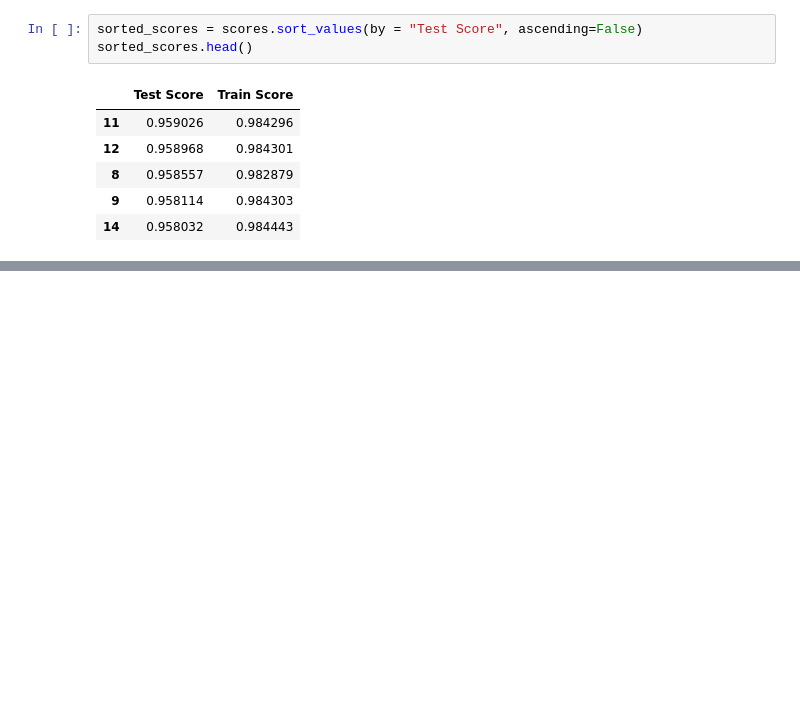
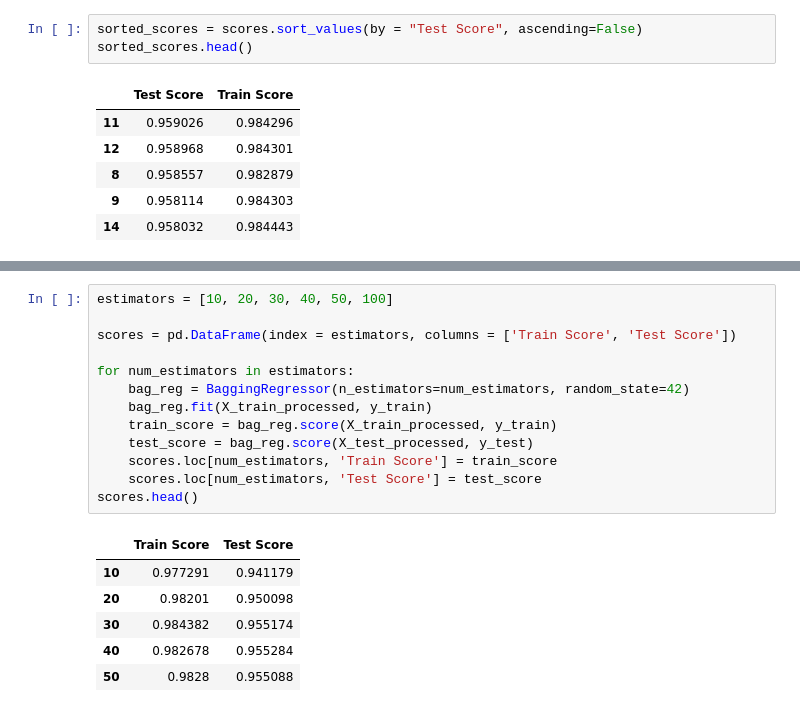
Before and after one commit to nathandhawale/Car-Price-Prediction, a Jupyter notebook: carprice.ipynb, the cells around one changed output, grey strips where cells are left out. Drawn from its saved outputs; the diff is of its cells as text; blank space fills up the shorter version.

```diff
--- a/carprice.ipynb
+++ b/carprice.ipynb
@@ -393,0 +426,20 @@ sorted_scores2.head()
+# %%
+estimators = [10, 20, 30, 40, 50, 100]
+
+scores = pd.DataFrame(index = estimators, columns = ['Train Score', 'Test Score'])
+
+for num_estimators in estimators:
+    bag_reg = BaggingRegressor(n_estimators=num_estimators, random_state=42)
+    bag_reg.fit(X_train_processed, y_train)
+    train_score = bag_reg.score(X_train_processed, y_train)
+    test_score = bag_reg.score(X_test_processed, y_test)
+    scores.loc[num_estimators, 'Train Score'] = train_score
+    scores.loc[num_estimators, 'Test Score'] = test_score
+scores.head()
+# %% [output]
+|  | Train Score | Test Score |
+| 10 | 0.977291 | 0.941179 |
+| 20 | 0.98201 | 0.950098 |
+| 30 | 0.984382 | 0.955174 |
+| 40 | 0.982678 | 0.955284 |
+| 50 | 0.9828 | 0.955088 |
```
Also changed, not shown: parts of 11 cells of this notebook.
